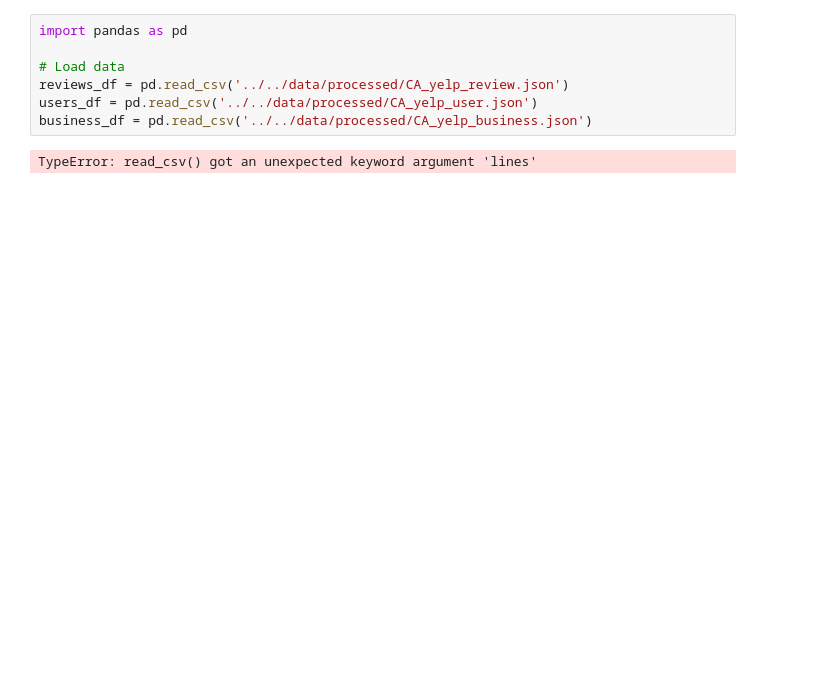
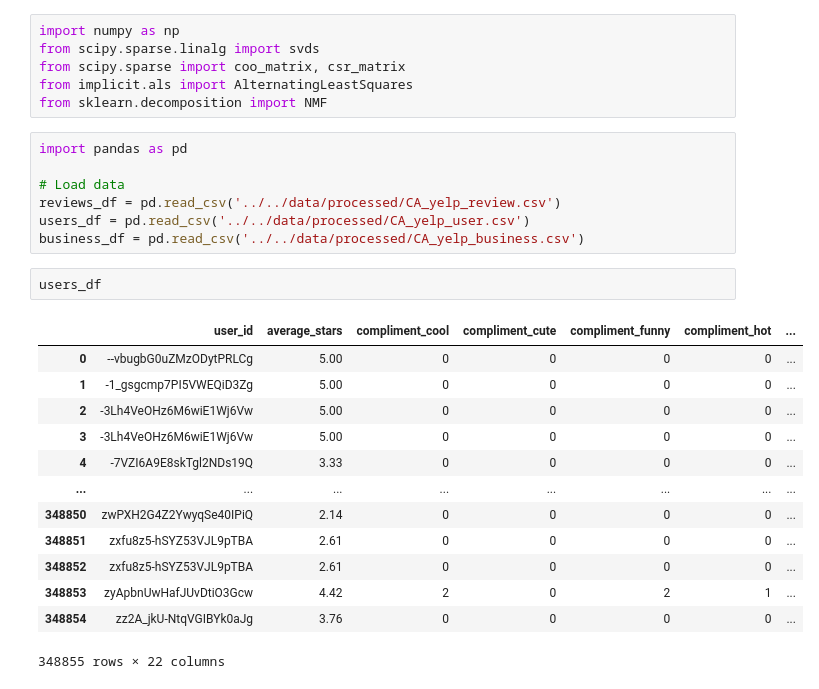
Before and after one commit to ThomasWinn/food-recommender, a Jupyter notebook: food-recommender/notebooks/exploratory/eda.ipynb, the cells around one changed output. Saved outputs shown, nothing was run; the diff lists cells and outputs as text; blank space fills up the shorter version.

```diff
--- a/food-recommender/notebooks/exploratory/eda.ipynb
+++ b/food-recommender/notebooks/exploratory/eda.ipynb
@@ -1,9 +1,29 @@
+# %%
+import numpy as np
+from scipy.sparse.linalg import svds
+from scipy.sparse import coo_matrix, csr_matrix
+from implicit.als import AlternatingLeastSquares
+from sklearn.decomposition import NMF
 # %%
 import pandas as pd
 
 # Load data
-reviews_df = pd.read_csv('../../data/processed/CA_yelp_review.json')
-users_df = pd.read_csv('../../data/processed/CA_yelp_user.json')
-business_df = pd.read_csv('../../data/processed/CA_yelp_business.json')
+reviews_df = pd.read_csv('../../data/processed/CA_yelp_review.csv')
+users_df = pd.read_csv('../../data/processed/CA_yelp_user.csv')
+business_df = pd.read_csv('../../data/processed/CA_yelp_business.csv')
-# %% [output]
-TypeError: read_csv() got an unexpected keyword argument 'lines'
+# %%
+users_df
+# %% [output]
+|  | user_id | average_stars | compliment_cool | compliment_cute | compliment_funny | compliment_hot | ... |
+| 0 | --vbugbG0uZMzODytPRLCg | 5.00 | 0 | 0 | 0 | 0 | ... |
+| 1 | -1_gsgcmp7PI5VWEQiD3Zg | 5.00 | 0 | 0 | 0 | 0 | ... |
+| 2 | -3Lh4VeOHz6M6wiE1Wj6Vw | 5.00 | 0 | 0 | 0 | 0 | ... |
+| 3 | -3Lh4VeOHz6M6wiE1Wj6Vw | 5.00 | 0 | 0 | 0 | 0 | ... |
+| 4 | -7VZI6A9E8skTgl2NDs19Q | 3.33 | 0 | 0 | 0 | 0 | ... |
+| ... | ... | ... | ... | ... | ... | ... | ... |
+| 348850 | zwPXH2G4Z2YwyqSe40IPiQ | 2.14 | 0 | 0 | 0 | 0 | ... |
+| 348851 | zxfu8z5-hSYZ53VJL9pTBA | 2.61 | 0 | 0 | 0 | 0 | ... |
+| 348852 | zxfu8z5-hSYZ53VJL9pTBA | 2.61 | 0 | 0 | 0 | 0 | ... |
+| 348853 | zyApbnUwHafJUvDtiO3Gcw | 4.42 | 2 | 0 | 2 | 1 | ... |
+| 348854 | zz2A_jkU-NtqVGIBYk0aJg | 3.76 | 0 | 0 | 0 | 0 | ... |
+348855 rows × 22 columns
```
Also changed, not shown: parts of 15 cells of this notebook, 1 other file.
